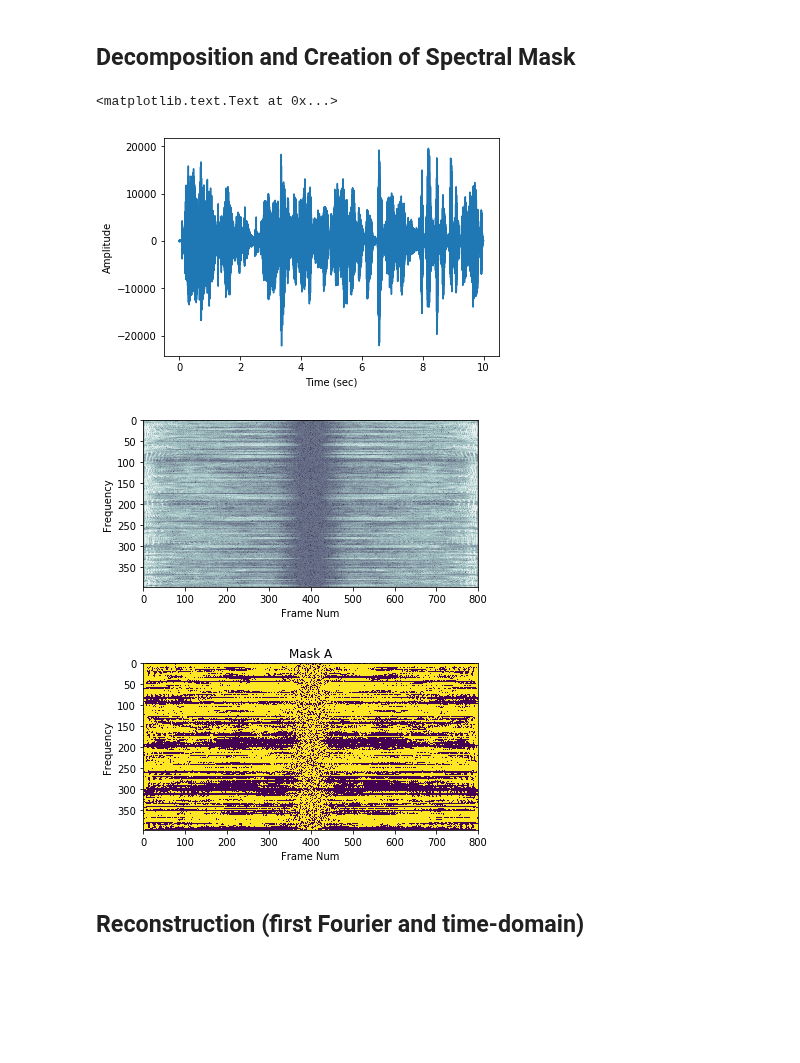
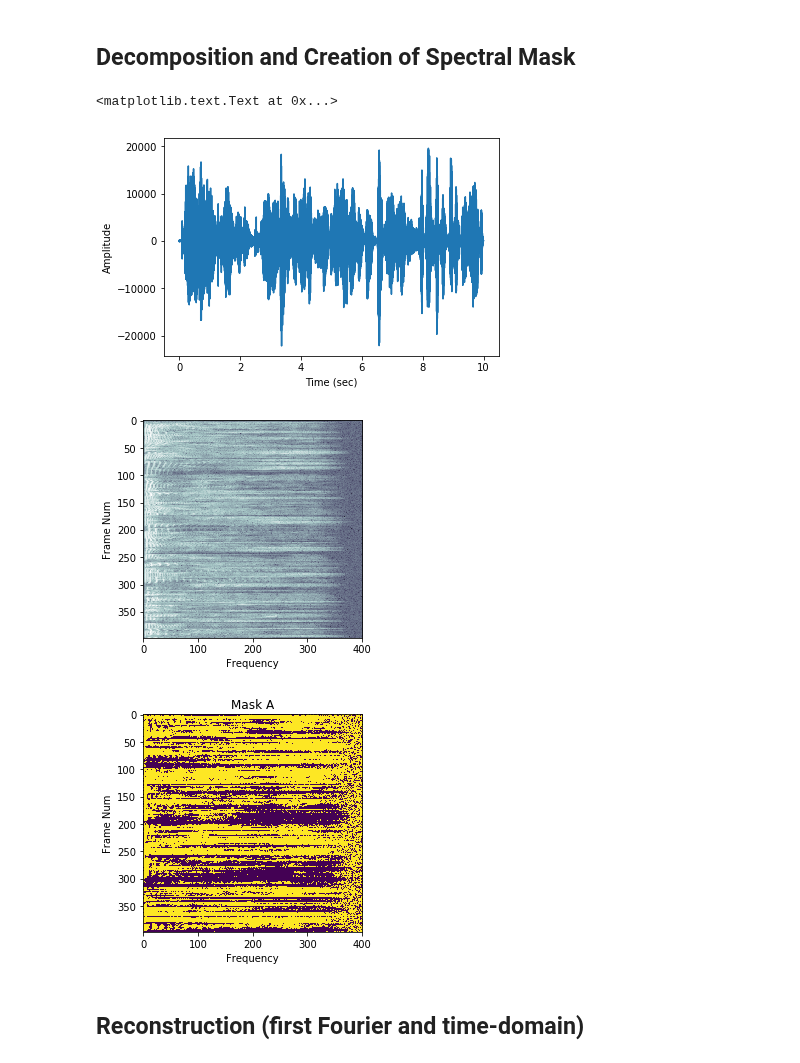
Before and after one commit to Lab41/Magnolia, a Jupyter notebook: src/features/spectrogram-example.ipynb, the cells around one changed output. Cells and saved outputs as stored; diff of their text form; code cells hidden in the pictures; blank space fills up the shorter version.

```diff
--- a/src/features/spectrogram-example.ipynb
+++ b/src/features/spectrogram-example.ipynb
@@ -27,23 +27,23 @@ sndab = snda+sndb
 ## Decomposition and Creation of Spectral Mask
 # %%
 # Spectrograms
-sndaft = stft( snda, fs, 0.05, 0.025)
-sndbft = stft( sndb, fs, 0.05, 0.025)
-sndabft = stft( sndab, fs, 0.05, 0.025)
+sndaft = stft( snda, fs, 0.05, 0.025, two_sided=False)
+sndbft = stft( sndb, fs, 0.05, 0.025, two_sided=False)
+sndabft = stft( sndab, fs, 0.05, 0.025, two_sided=False)
 
 # Spectral mask
 snda_mask = abs(sndaft) > abs(sndbft)
 
 # Plot time and spectrum
 t = np.linspace(0, len(sndab)/fs, num=len(sndab))
 plt.figure(); plt.plot(t,sndab); plt.ylabel('Amplitude'); plt.xlabel('Time (sec)')
-plt.figure(); plt.imshow(np.log(abs(sndabft)), cmap='bone'); plt.ylabel('Frequency'); plt.xlabel('Frame Num')
-plt.figure(); plt.imshow(snda_mask); plt.title('Mask A'); plt.ylabel('Frequency'); plt.xlabel('Frame Num')
+plt.figure(); plt.imshow(np.log(abs(sndabft)), cmap='bone'); plt.ylabel('Frame Num'); plt.xlabel('Frequency')
+plt.figure(); plt.imshow(snda_mask); plt.title('Mask A'); plt.ylabel('Frame Num'); plt.xlabel('Frequency')
 # %% [output]
 <matplotlib.text.Text at 0x...>
 [figure]
-[figure, old version]
+[figure, new version]
-[figure, old version]
+[figure, new version]
 # %% [markdown]
 ## Reconstruction (first Fourier and time-domain)
 # %%
```
Also changed, not shown: parts of 1 cell of this notebook, 3 other files.
